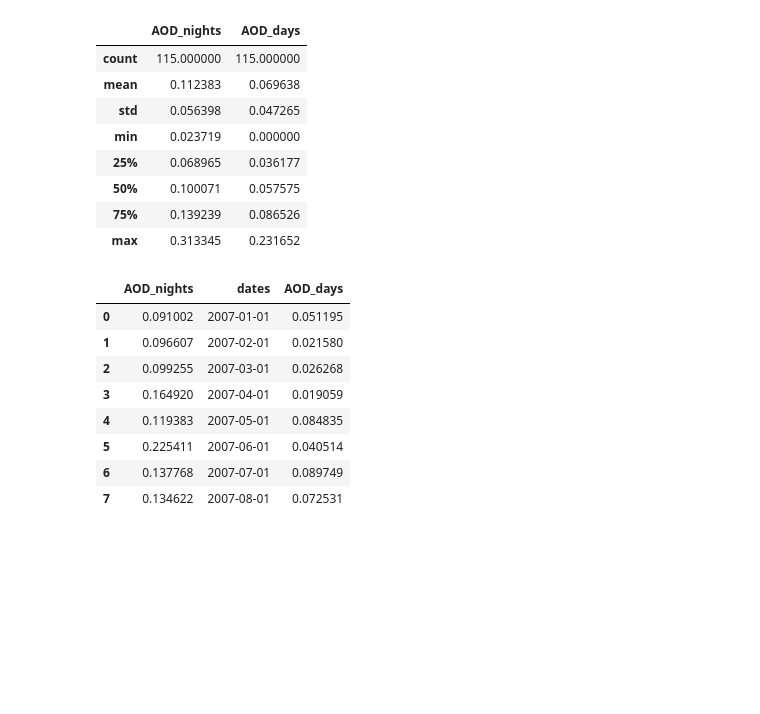
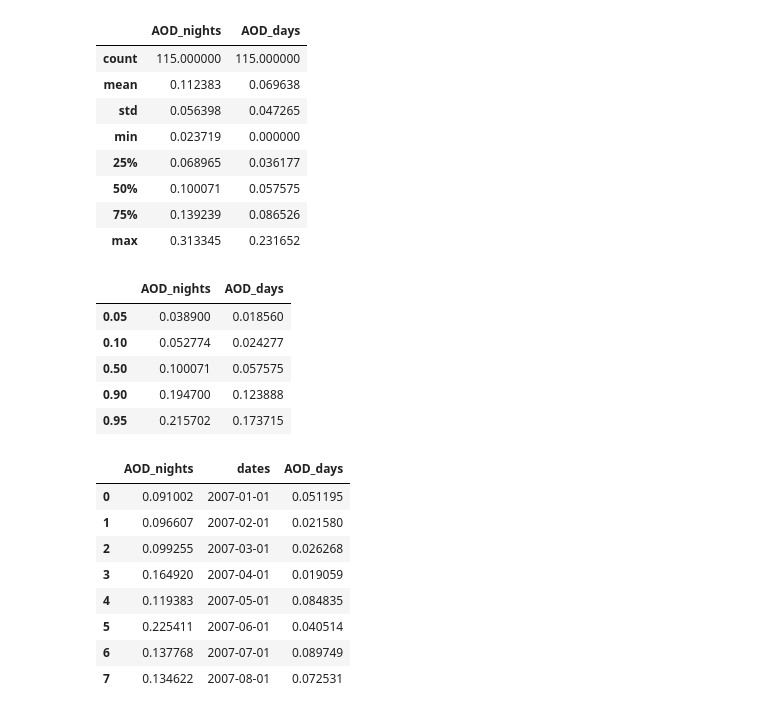
Before and after one commit to sylvielsstfr/CalipsoForOHP, a Jupyter notebook: ScanAerosolsTenYears_CAL_LID_L3_APro_AllSky.v3.00.ipynb, the cells around one changed output. Cells and saved outputs as stored; diff of their text form; code cells hidden in the pictures; blank space fills up the shorter version.

```diff
--- a/ScanAerosolsTenYears_CAL_LID_L3_APro_AllSky.v3.00.ipynb
+++ b/ScanAerosolsTenYears_CAL_LID_L3_APro_AllSky.v3.00.ipynb
@@ -337,6 +337,15 @@ dataset.describe()
 | 50% | 0.100071 | 0.057575 |
 | 75% | 0.139239 | 0.086526 |
 | max | 0.313345 | 0.231652 |
+# %%
+dataset.quantile([0.05,0.1,.5,.9,.95])
+# %% [output]
+|  | AOD_nights | AOD_days |
+| 0.05 | 0.038900 | 0.018560 |
+| 0.10 | 0.052774 | 0.024277 |
+| 0.50 | 0.100071 | 0.057575 |
+| 0.90 | 0.194700 | 0.123888 |
+| 0.95 | 0.215702 | 0.173715 |
 # %%
 dataset.head(8)
 # %% [output]
```
Also changed, not shown: parts of 10 cells of this notebook.
